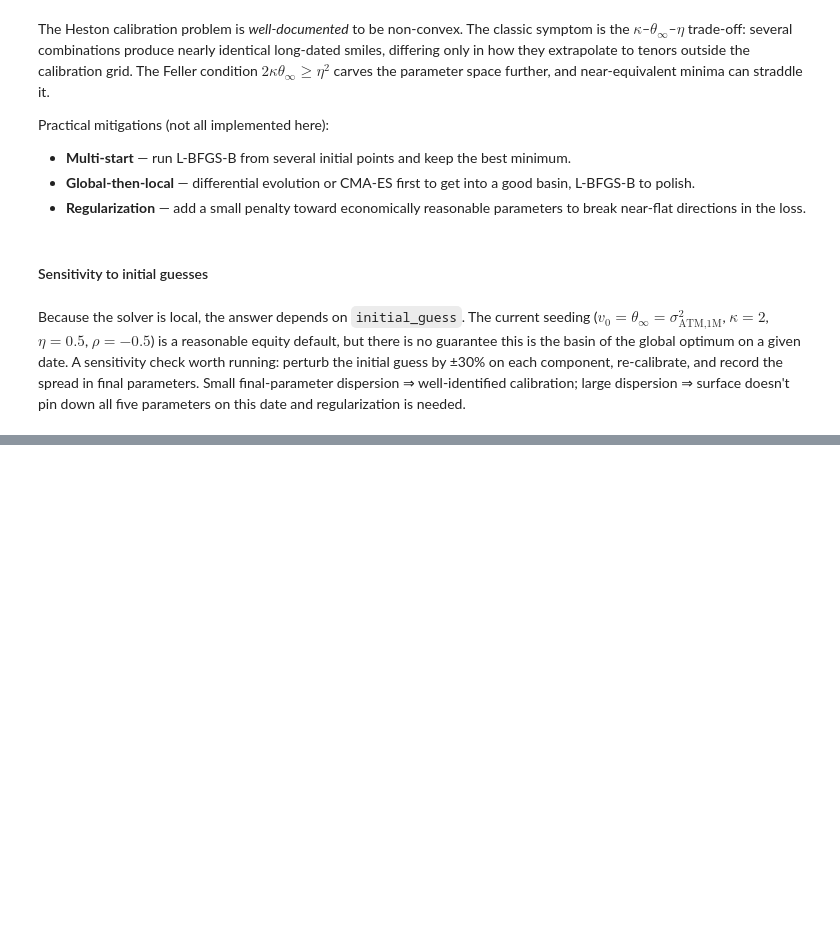
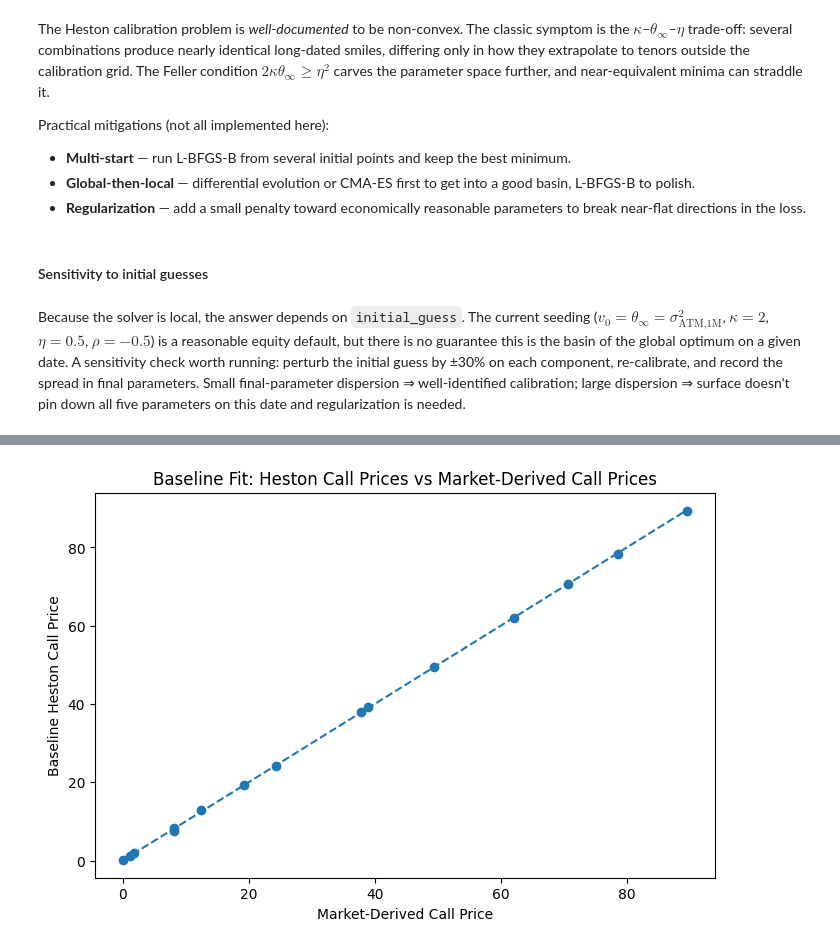
Before and after one commit to maa2420-cloud/heston_calibration_optimization_ipynb, a Jupyter notebook: heston_calibration.ipynb, the cells around one changed output, grey strips where cells are left out. Drawn from its saved outputs; the diff is of its cells as text; code cells hidden in the pictures; blank space fills up the shorter version.

Commit message:
Update Section 4 baseline method and results

```diff
--- a/heston_calibration.ipynb
+++ b/heston_calibration.ipynb
@@ -131,0 +449,20 @@ Small final-parameter dispersion ⇒ well-identified calibration; large dispersi
+# %%
+# Print baseline calibration results.
+
+baseline_params = baseline_result.x
+baseline_mse = baseline_result.fun
+
+print("Baseline calibration results")
+print("---------------------------------")
+print("v0        =", baseline_params[0])
+print("kappa     =", baseline_params[1])
+print("theta_inf =", baseline_params[2])
+print("eta       =", baseline_params[3])
+print("rho       =", baseline_params[4])
+print()
+print("Final MSE =", baseline_mse)
+print("Objective evaluations =", objective_call_count["count"])
+print("Optimizer iterations =", baseline_result.nit)
+print("Runtime (seconds) =", baseline_runtime)
+print("Success =", baseline_result.success)
+print("Message =", baseline_result.message)
@@ -131,0 +542,16 @@ Small final-parameter dispersion ⇒ well-identified calibration; large dispersi
+# %%
+# Plotting market-derived call prices against baseline Heston call prices.
+
+plt.figure(figsize=(8, 5))
+plt.scatter(calibration_df["market_call"], calibration_df["baseline_heston_call"])
+
+min_price = min(calibration_df["market_call"].min(), calibration_df["baseline_heston_call"].min())
+max_price = max(calibration_df["market_call"].max(), calibration_df["baseline_heston_call"].max())
+
+plt.plot([min_price, max_price], [min_price, max_price], linestyle="--")
+plt.xlabel("Market-Derived Call Price")
+plt.ylabel("Baseline Heston Call Price")
+plt.title("Baseline Fit: Heston Call Prices vs Market-Derived Call Prices")
+plt.show()
+# %% [output]
+[figure, added]
```
Also changed, not shown: parts of 21 cells of this notebook.
